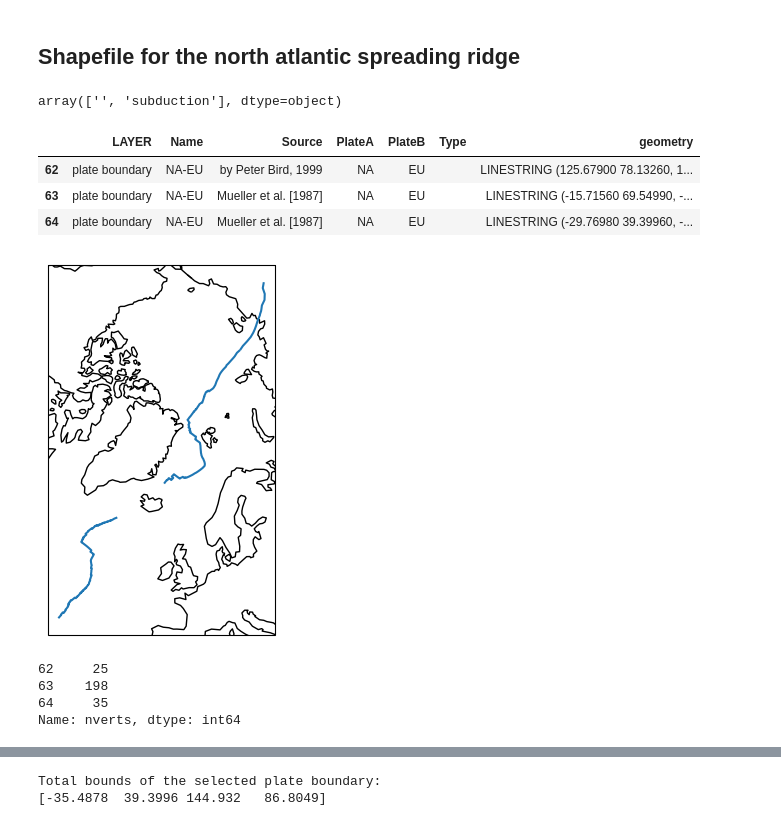
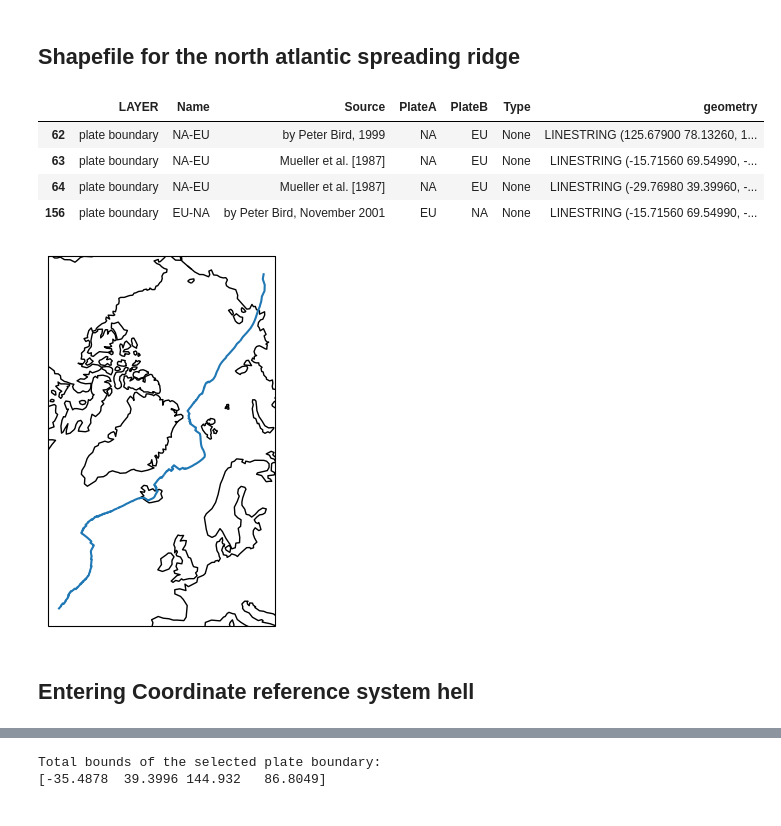
Before and after one commit to keliankaz/GrGIA_seismicity, a Jupyter notebook: gr_gia_seismic_analisys.ipynb, the cells around one changed output, grey strips where cells are left out. Saved outputs shown, nothing was run; the diff lists cells and outputs as text; code cells hidden in the pictures.

```diff
--- a/gr_gia_seismic_analisys.ipynb
+++ b/gr_gia_seismic_analisys.ipynb
@@ -41,20 +60,19 @@ https://www.sciencedirect.com/science/article/pii/S1873965214000681#bib3
 # %% [markdown]
 ## Shapefile for the north atlantic spreading ridge
 # %%
-plate_boundaries = gpd.read_file("PB2002_boundaries.json")
+plate_boundaries = gpd.read_file("PB2002_boundaries.shp")
-# %%
-plate_boundaries.Type.unique()
-# %% [output]
-array(['', 'subduction'], dtype=object)
 # %%
-north_antlantic_plate_boundary = plate_boundaries.loc[plate_boundaries.Name=='NA-EU']
+north_antlantic_plate_boundary = plate_boundaries.loc[(plate_boundaries.Name=='NA-EU') | (plate_boundaries.Name=='EU-NA')]
 north_antlantic_plate_boundary
 # %% [output]
 |  | LAYER | Name | Source | PlateA | PlateB | Type | geometry |
-| 62 | plate boundary | NA-EU | by Peter Bird, 1999 | NA | EU |  | LINESTRING (125.67900 78.13260, 1... |
-| 63 | plate boundary | NA-EU | Mueller et al. [1987] | NA | EU |  | LINESTRING (-15.71560 69.54990, -... |
-| 64 | plate boundary | NA-EU | Mueller et al. [1987] | NA | EU |  | LINESTRING (-29.76980 39.39960, -... |
+| 62 | plate boundary | NA-EU | by Peter Bird, 1999 | NA | EU | None | LINESTRING (125.67900 78.13260, 1... |
+| 63 | plate boundary | NA-EU | Mueller et al. [1987] | NA | EU | None | LINESTRING (-15.71560 69.54990, -... |
+| 64 | plate boundary | NA-EU | Mueller et al. [1987] | NA | EU | None | LINESTRING (-29.76980 39.39960, -... |
+| 156 | plate boundary | EU-NA | by Peter Bird, November 2001 | EU | NA | None | LINESTRING (-15.71560 69.54990, -... |
 # %%
+# crs are always a bit confusing: here we set axis and boundary geometry to
+# the same north polar stereographic projection.
 crs = ccrs.NorthPolarStereo()
 crs_proj4 = crs.proj4_init
 na_pb = north_antlantic_plate_boundary.geometry.to_crs(crs_proj4)
@@ -63,4 +81,4 @@ fig, ax = plt.subplots(subplot_kw=dict(projection=crs))
 na_pb.plot(ax=ax)
 ax.coastlines();
 # %% [output]
-[figure, old version]
+[figure, new version]
@@ -93,7 +85,2 @@ gdf_line_interpolate['nverts'] = gdf_line_interpolate.geometry.apply(lambda x: l
-# %%
-gdf_line_interpolate['nverts']
-# %% [output]
-62     25
-63    198
-64     35
-Name: nverts, dtype: int64
+# %% [markdown]
+## Entering Coordinate reference system hell
```
Also changed, not shown: parts of 25 cells of this notebook.
